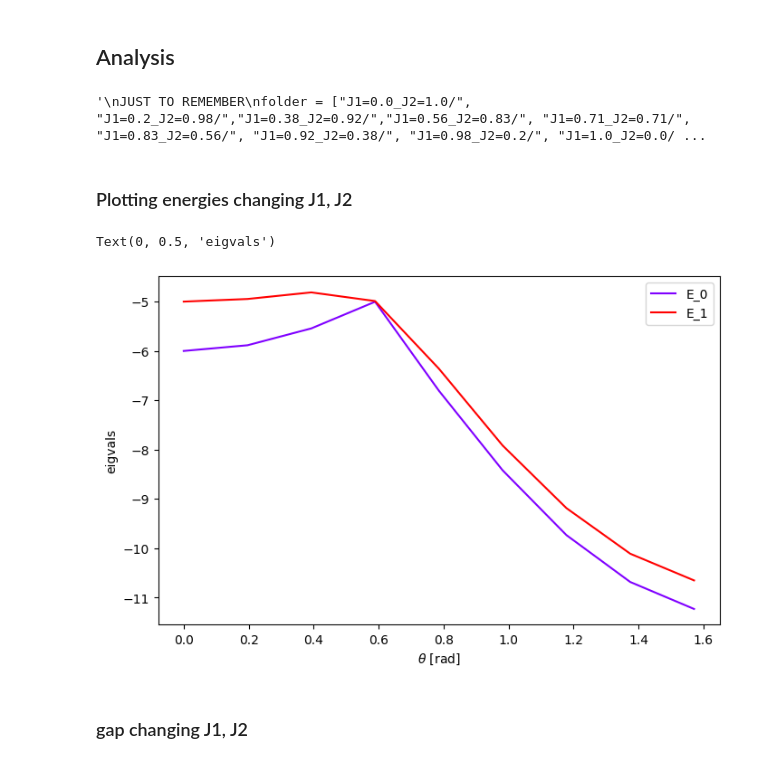
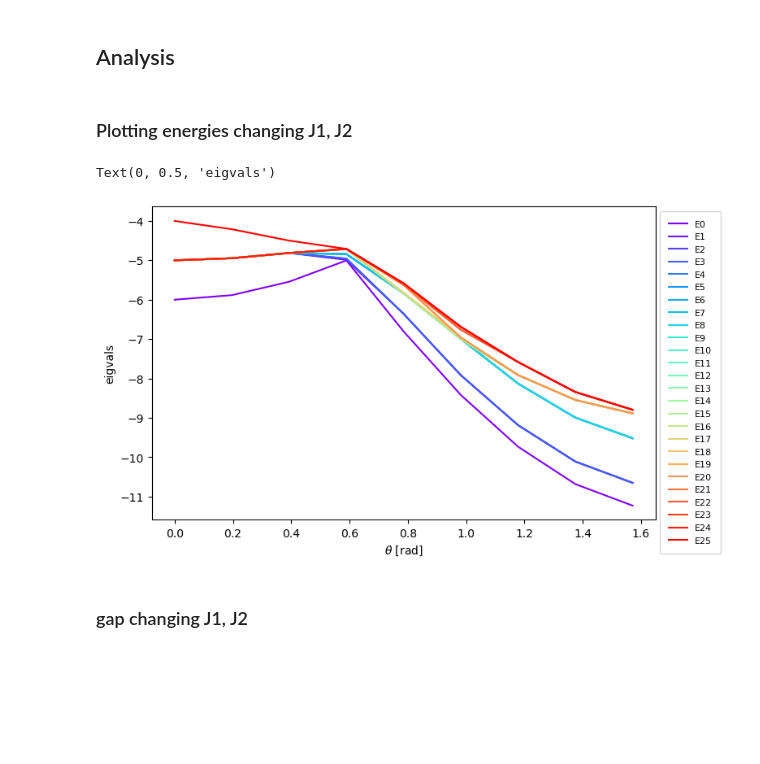
Before and after one commit to Cool-stanza/Shastry-Sutherland-model, a Jupyter notebook: exact diagonalization 4x4 Shastry Sutherland.ipynb, the cells around one changed output. Drawn from its saved outputs; the diff is of its cells as text; code cells hidden in the pictures; blank space fills up the shorter version.

```diff
--- a/exact diagonalization 4x4 Shastry Sutherland.ipynb
+++ b/exact diagonalization 4x4 Shastry Sutherland.ipynb
@@ -15,7 +15,8 @@ import scipy.linalg as la
 import os
 import Hamiltonian_definition as HD
 # %%
-save_path = "/home/costanza/UNIVERSITÀ/secondo semestre/MOLTI CORPI/dati/"
+# save_path = "/home/costanza/UNIVERSITÀ/secondo semestre/MOLTI CORPI/dati/"
+save_path = r"C:/Users/Costa/UNIVERSITÀ/secondo semestre/MOLTI CORPI/dati/"
 # %% [markdown]
 ## Lattice definition
 # %%
@@ -179,11 +203,11 @@ plt.show()
 # %%
 plt.figure(figsize=(8,5))
 colormap = get_cmap("winter")
-colors = colormap(np.linspace(0, 1, 9))
+colors = colormap(np.linspace(0, 1, 16))
 
 all_eigvals = []
 all_labels = []
-for i in range(9):
+for i in range(16):
     a=np.load(save_path+"J1=1.0_J2=0.0/"+f"eigvals block N={i}/"+f"eigvals_N={i}.npy")
     all_eigvals.extend(a)
     all_labels.extend([i]*len(a))
@@ -194,11 +218,13 @@ sorted_indices = np.argsort(all_eigvals)
 all_eigvals_sorted = all_eigvals[sorted_indices]
 all_labels_sorted = all_labels[sorted_indices]
 
-for i in range(9):
+for i in range(16):
     mask = all_labels_sorted == i
     plt.plot(np.where(mask)[0], all_eigvals_sorted[mask], '.', color=colors[i], label=f"N={i}")
 
-plt.legend()
+plt.legend(loc='upper left', bbox_to_anchor=(1, 1), borderpad=1, fontsize=12)
+plt.ylabel("Energy value")
+plt.xlabel("Energy index")
 plt.show()
 print(all_eigvals_sorted[0])
 
@@ -224,20 +250,19 @@ plt.show()
 folder = ["J1=0.0_J2=1.0/", "J1=0.2_J2=0.98/","J1=0.38_J2=0.92/",
           "J1=0.56_J2=0.83/", "J1=0.71_J2=0.71/", "J1=0.83_J2=0.56/",
           "J1=0.92_J2=0.38/", "J1=0.98_J2=0.2/", "J1=1.0_J2=0.0/"]
-all_theta = [i*np.pi/16 for i in range(9)]
+all_theta = [i*np.pi/16 for i in range(16)]
 
 eigvals_dict = {}
 labels_dict = {}
 
 fig, axes = plt.subplots(3,3, figsize=(10, 10), sharey=True)
 for F, ax in enumerate(axes.flatten()):
-
     colormap = get_cmap("winter")
-    colors = colormap(np.linspace(0, 1, 9))
+    colors = colormap(np.linspace(0, 1, 16))
 
     all_eigvals = []
     all_labels = []
-    for i in range(9):
+    for i in range(16):
         eigvals = np.load(save_path+folder[F]+f"eigvals block N={i}/"+f"eigvals_N={i}.npy")
         if i==8 or i==7:
             print(f"{folder[F]}, N={i}, energia minima di questo sottospazio = {np.min(eigvals)}")
@@ -251,9 +276,9 @@ for F, ax in enumerate(axes.flatten()):
     all_eigvals_sorted = all_eigvals[sorted_indices]
     all_labels_sorted = all_labels[sorted_indices]
 
-    for i in range(9):
+    for i in range(16):
         mask = all_labels_sorted == i
-        ax.plot(np.where(mask)[0], all_eigvals_sorted[mask], '.', color=colors[i], label=f"N={i}")
+        ax.plot(np.where(mask)[0], all_eigvals_sorted[mask], '.', color=colors[i])#, label=f"N={i}")
     J1 = np.sin(all_theta[F])
     J2 = np.cos(all_theta[F])
     ax.set_title(f'J1={round(J1,2)}, J2={round(J2,2)}')
@@ -395,38 +431,28 @@ labels_1_0 = all_labels_sorted
 # %% [markdown]
 ## Analysis
-# %%
-"""
-JUST TO REMEMBER
-folder = ["J1=0.0_J2=1.0/", "J1=0.2_J2=0.98/","J1=0.38_J2=0.92/",
-          "J1=0.56_J2=0.83/", "J1=0.71_J2=0.71/", "J1=0.83_J2=0.56/",
-          "J1=0.92_J2=0.38/", "J1=0.98_J2=0.2/", "J1=1.0_J2=0.0/"]
-all_theta = [i*np.pi/16 for i in range(9)]
-eigvals_dict[f'all_theta_{F}'] = all_eigvals_sorted
-labels_dict[f'all_theta_{F}'] = all_labels_sorted"
-"""
-# %% [output]
-'\nJUST TO REMEMBER\nfolder = ["J1=0.0_J2=1.0/", "J1=0.2_J2=0.98/","J1=0.38_J2=0.92/","J1=0.56_J2=0.83/", "J1=0.71_J2=0.71/", "J1=0.83_J2=0.56/", "J1=0.92_J2=0.38/", "J1=0.98_J2=0.2/", "J1=1.0_J2=0.0/ ...
 # %% [markdown]
 ### Plotting energies changing J1, J2
 # %%
 all_theta = [i*np.pi/16 for i in range(9)]
-number = 2 #how many eigen values do you want?
+all_theta = np.array(all_theta)
+number = 26 #how many eigen values do you want?
 J1 = np.sin(all_theta)
 J2 = np.cos(all_theta)
 plt.figure(figsize=(8,5))
 colormap = get_cmap("rainbow")
 colors = colormap(np.linspace(0, 1, number))
 for j in range(number):
     energy = [eigvals_dict[f'all_theta_{i}'][j] for i in range(len(all_theta))]
-    plt.plot(all_theta, energy, label=f'E_{j}',color=colors[j])
-    plt.legend()
+    plt.plot(all_theta, energy, label=f'E{j}',color=colors[j])
+    plt.legend(loc='upper left', bbox_to_anchor=(1, 1), borderpad=1, fontsize=8)
+
 plt.xlabel(r'$\theta$ [rad]')# -- (J1=sin($\theta$))')
 plt.ylabel('eigvals')
 #plt.xlim(0.4,0.8)
 #plt.ylim(-6,-4)
 # %% [output]
 Text(0, 0.5, 'eigvals')
-[figure, old version]
+[figure, new version]
 # %% [markdown]
 ### gap changing J1, J2
 # %%
```
Also changed, not shown: parts of 33 cells of this notebook, 1 other file.
